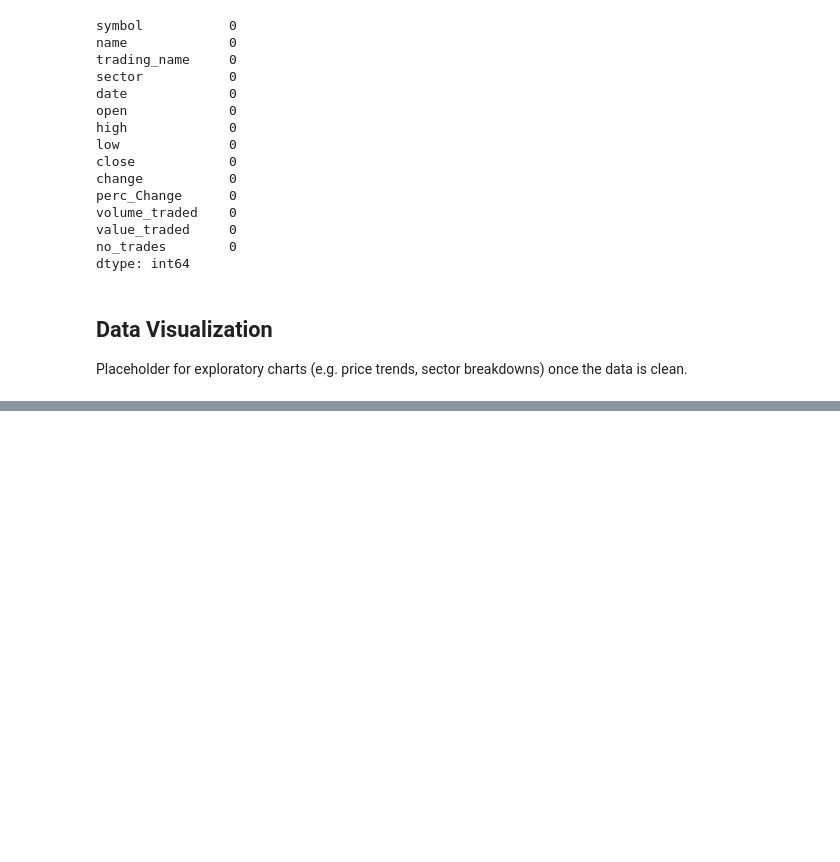
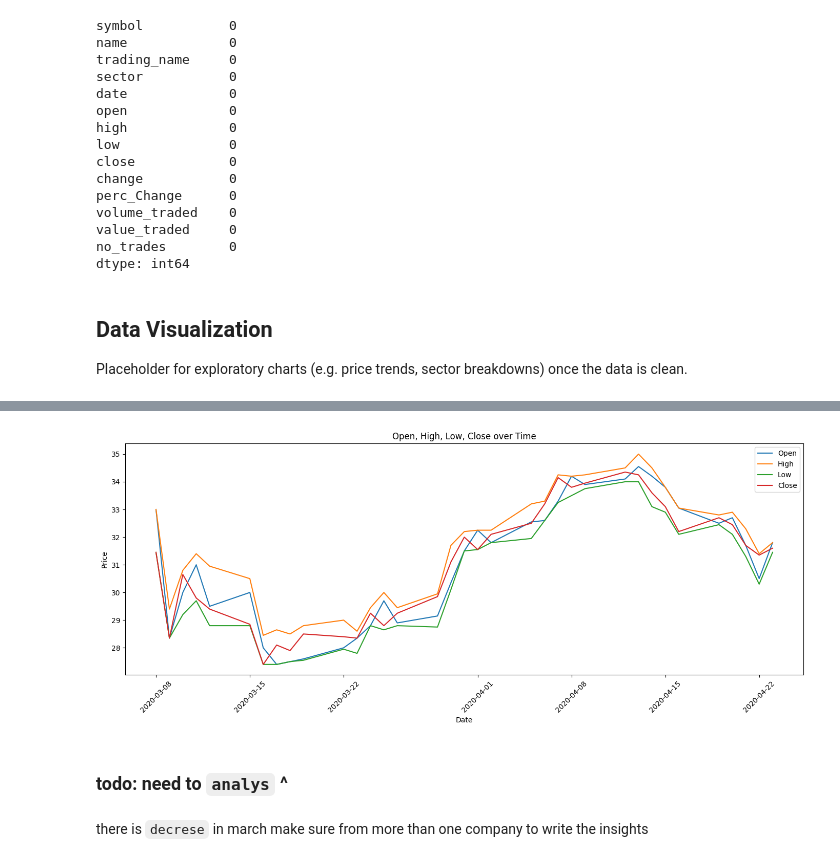
Before and after one commit to RenadRaaft/Saudi-Stock-Exchange-Tadawul-, a Jupyter notebook: Notebook/DataCleaning.ipynb, the cells around one changed output, grey strips where cells are left out. Drawn from its saved outputs; the diff is of its cells as text; code cells hidden in the pictures; blank space fills up the shorter version.

```diff
--- a/Notebook/DataCleaning.ipynb
+++ b/Notebook/DataCleaning.ipynb
@@ -320,0 +345,22 @@ Placeholder for exploratory charts (e.g. price trends, sector breakdowns) once t
+# %%
+sarco = df[df['trading_name'] == 'SARCO']
+
+plt.figure(figsize=(14, 6))
+plt.plot(sarco['date'], sarco['open'], label='Open')
+plt.plot(sarco['date'], sarco['high'], label='High')
+plt.plot(sarco['date'], sarco['low'], label='Low')
+plt.plot(sarco['date'], sarco['close'], label='Close')
+
+plt.title('Open, High, Low, Close over Time')
+plt.xlabel('Date')
+plt.ylabel('Price')
+plt.legend()
+plt.xticks(rotation=45)
+plt.tight_layout()
+plt.show()
+# %% [output]
+[figure, added]
+# %% [markdown]
+### todo: need to `analys` ^
+# %% [markdown]
+there is `decrese` in march make sure from more than one company to write the insights
```
Also changed, not shown: parts of 2 cells of this notebook.
